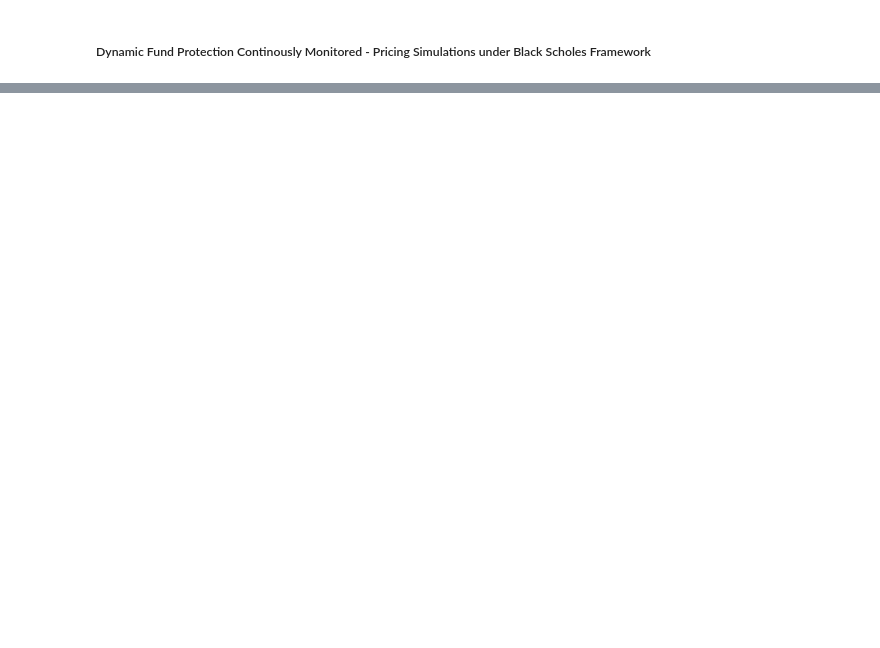
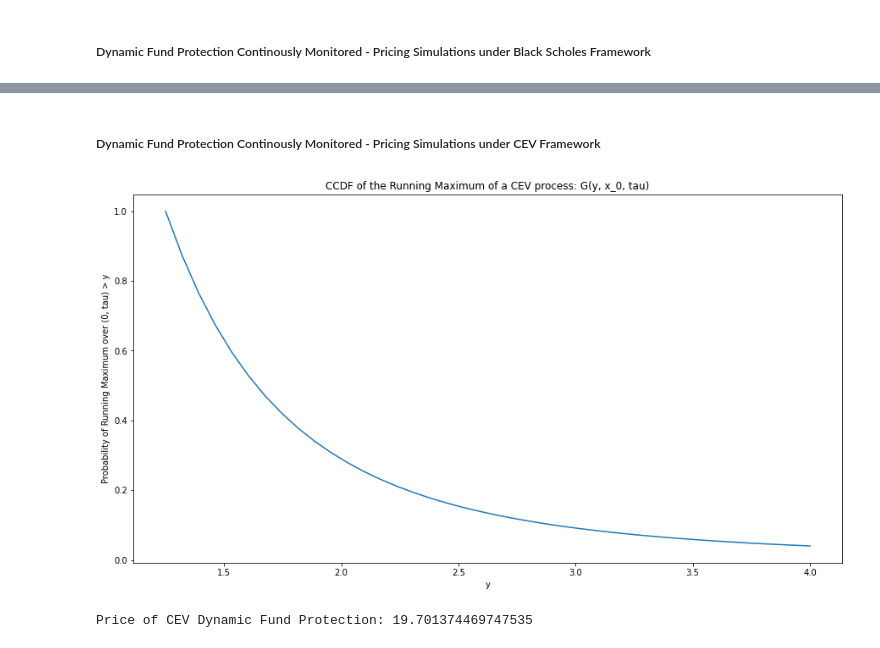
Before and after one commit to victor-felipegontijo/Dynamic-Fund-Protection, a Jupyter notebook: Dynamic_Fund_Protection.ipynb, the cells around one changed output, grey strips where cells are left out. Drawn from its saved outputs; the diff is of its cells as text; code cells hidden in the pictures; blank space fills up the shorter version.

```diff
--- a/Dynamic_Fund_Protection.ipynb
+++ b/Dynamic_Fund_Protection.ipynb
@@ -659,0 +1101,2 @@ Standard Error obtained with Discrete Monte-Carlo: (1000 simulations, each one w
+# %% [markdown]
+##### Dynamic Fund Protection Continously Monitored - Pricing Simulations under CEV Framework
@@ -659,0 +1107,40 @@ Standard Error obtained with Discrete Monte-Carlo: (1000 simulations, each one w
+# %%
+# Process S (CEV)
+S_0 = 20
+K = 16
+M_0 = S_0/K
+r = 0.01
+sigma_bs = 0.2
+tau = 5
+gamma = 0.5
+sigma = sigma_bs*pow(S_0, 1-gamma)
+
+# Process J (CEV by consequence)
+b = -r
+a = sigma*pow(K, gamma - 1)
+beta = 1 - gamma
+# %%
+# In theory, the CCDF of the Running Maximum of J extends to +infinity, but in practice it decays very fast.
+# We consider, therefore, a right-limit for our applications
+
+liminf = M_0
+
+# Right limit for plotting
+limsup_plot = 4
+
+# Number of points used to plot the CCDF of the Running Maximum of J
+n_points = 40
+
+plot_CCDF_CEV_RuningMaximum (S_0/K, tau, b, a, beta, liminf, limsup_plot, n_points)
+# %% [output]
+[figure, added]
+# %%
+# Right limit for integrating the CCDF
+limsup_integ = 30
+
+# Determine price DFP
+price_DFP = S_0*(M_0 - 1 + Integral_G(S_0/K, tau, b, a, beta, liminf, limsup_integ))
+
+print('Price of CEV Dynamic Fund Protection: ' +str(price_DFP))
+# %% [output]
+Price of CEV Dynamic Fund Protection: 19.701374469747535
```
Also changed, not shown: parts of 33 cells of this notebook, 4 other files.
